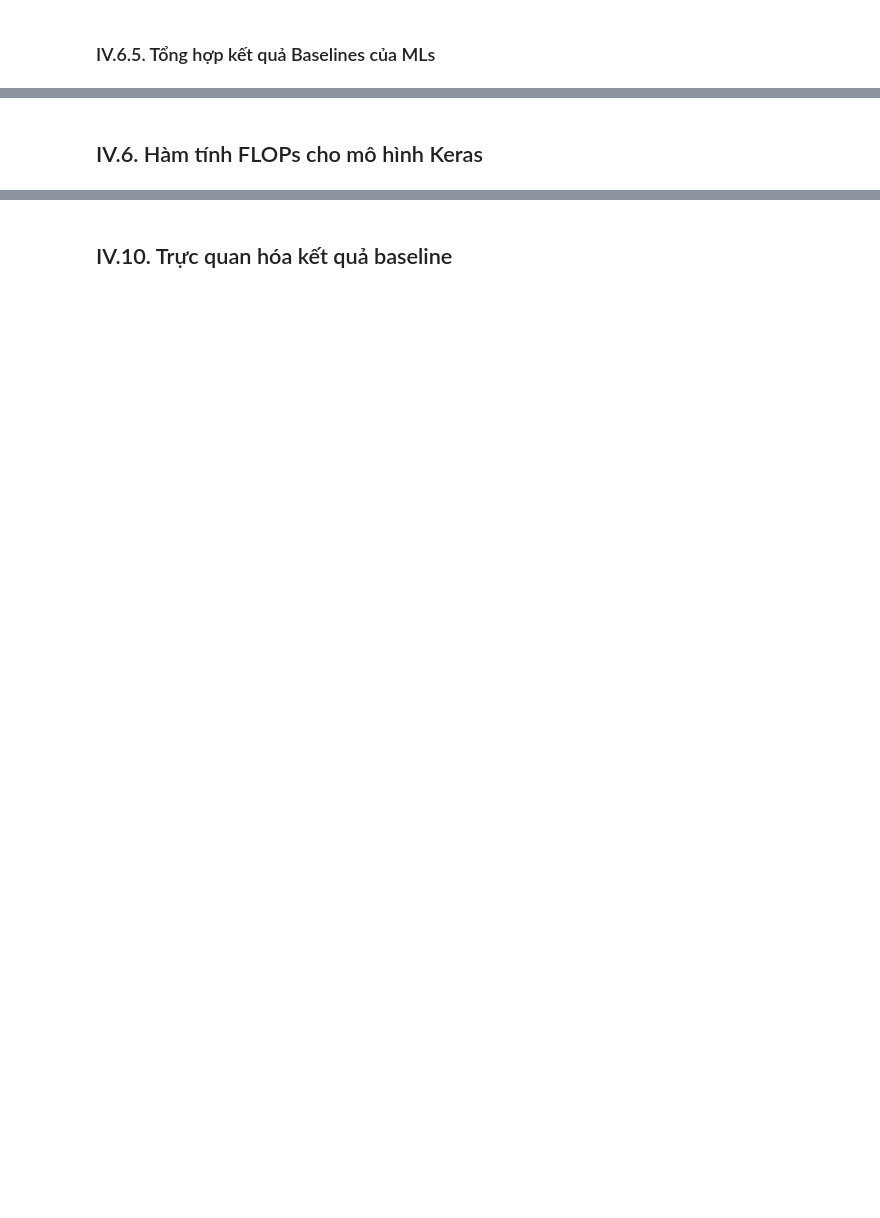
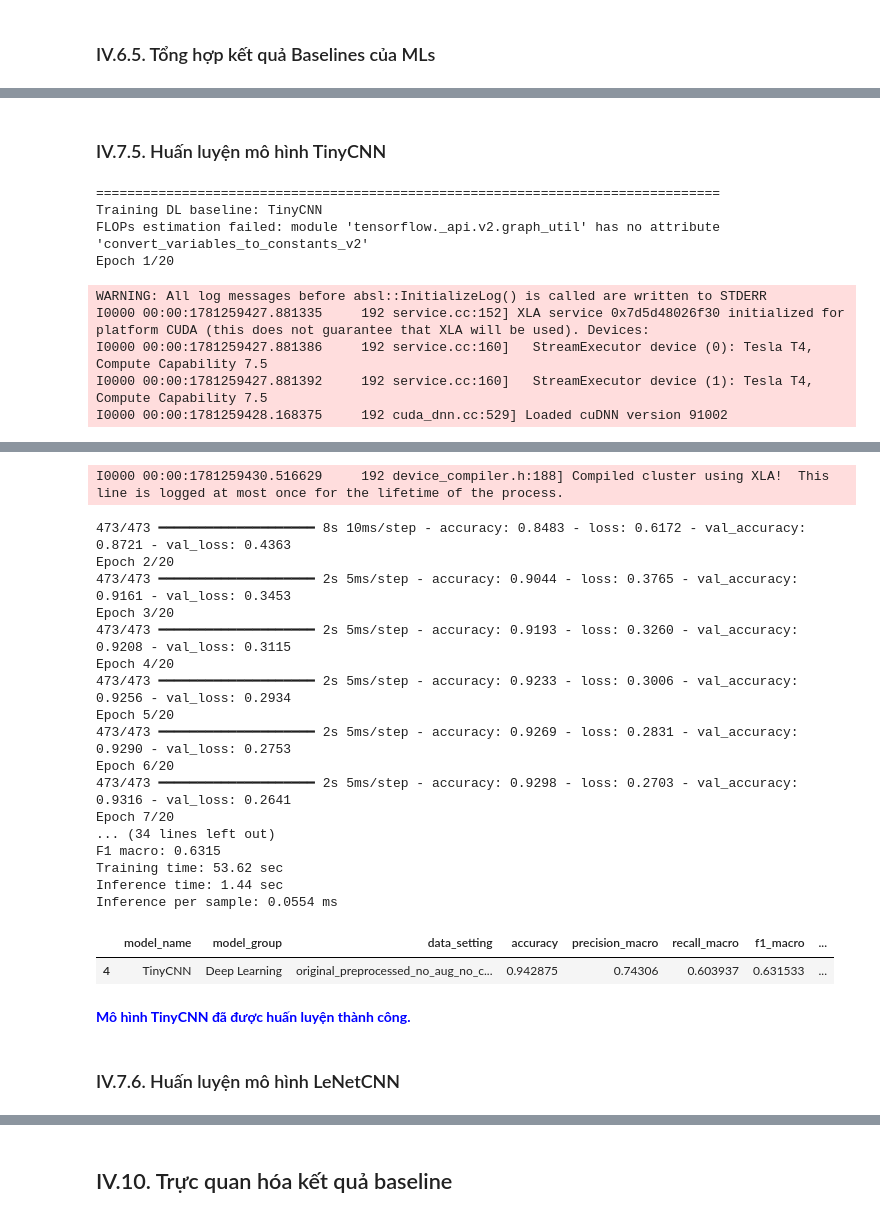
Before and after one commit to quangnguyen-james/wafermap-thesis, a Jupyter notebook: wafermap-classification-by-cae-and-lightweight.ipynb, the cells around one changed output, grey strips where cells are left out. Drawn from its saved outputs; the diff is of its cells as text; code cells hidden in the pictures; blank space fills up the shorter version.

Commit message:
Kaggle Notebook | WaferMap Classification by CAE and Lightweight | Version 4

```diff
--- a/wafermap-classification-by-cae-and-lightweight.ipynb
+++ b/wafermap-classification-by-cae-and-lightweight.ipynb
@@ -1672,0 +1633,33 @@ print("X_train_dl dtype:", X_train_dl.dtype)
+# %%
+def estimate_flops_keras_model(model):
+    try:
+        concrete = tf.function(lambda inputs: model(inputs))
+        concrete_func = concrete.get_concrete_function(
+            tf.TensorSpec([1, *model.input_shape[1:]], model.inputs[0].dtype)
+        )
+
+        frozen_func = convert_variables_to_constants_v2(concrete_func)
+
+        with tf.Graph().as_default() as graph:
+            tf.compat.v1.graph_util.import_graph_def(
+                frozen_func.graph.as_graph_def(),
+                name=""
+            )
+
+            run_meta = tf.compat.v1.RunMetadata()
+            opts = tf.compat.v1.profiler.ProfileOptionBuilder.float_operation()
+
+            flops = tf.compat.v1.profiler.profile(
+                graph=graph,
+                run_meta=run_meta,
+                cmd="op",
+                options=opts
+            )
+
+        return flops.total_float_ops if flops is not None else None
+
+    except Exception as e:
+        print("FLOPs estimation failed:", e)
+        return None
+
+display(HTML("<span style = 'color: blue; font-weight:bold;'> Hoàn thành định nghĩa hàm ước lượng FLOPs.</span>"))
@@ -1672,0 +1949,15 @@ print("X_train_dl dtype:", X_train_dl.dtype)
+# %% [markdown]
+### IV.7.5. Huấn luyện mô hình TinyCNN
+# %%
+tinycnn_model, tinycnn_history, tinycnn_report, tinycnn_cm = run_dl_baseline("TinyCNN", 20, 256)
+display(HTML("<span style = 'color: blue; font-weight:bold;'> Mô hình TinyCNN đã được huấn luyện thành công.</span>"))
+# %% [output]
+================================================================================
+Training DL baseline: TinyCNN
+FLOPs estimation failed: module 'tensorflow._api.v2.graph_util' has no attribute 'convert_variables_to_constants_v2'
+Epoch 1/20
+WARNING: All log messages before absl::InitializeLog() is called are written to STDERR
+I0000 00:00:1781259427.881335     192 service.cc:152] XLA service 0x7d5d48026f30 initialized for platform CUDA (this does not guarantee that XLA will be used). Devices:
+I0000 00:00:1781259427.881386     192 service.cc:160]   StreamExecutor device (0): Tesla T4, Compute Capability 7.5
+I0000 00:00:1781259427.881392     192 service.cc:160]   StreamExecutor device (1): Tesla T4, Compute Capability 7.5
+I0000 00:00:1781259428.168375     192 cuda_dnn.cc:529] Loaded cuDNN version 91002
@@ -1673,2 +1965,23 @@ print("X_train_dl dtype:", X_train_dl.dtype)
+I0000 00:00:1781259430.516629     192 device_compiler.h:188] Compiled cluster using XLA!  This line is logged at most once for the lifetime of the process.
+473/473 ━━━━━━━━━━━━━━━━━━━━ 8s 10ms/step - accuracy: 0.8483 - loss: 0.6172 - val_accuracy: 0.8721 - val_loss: 0.4363
+Epoch 2/20
+473/473 ━━━━━━━━━━━━━━━━━━━━ 2s 5ms/step - accuracy: 0.9044 - loss: 0.3765 - val_accuracy: 0.9161 - val_loss: 0.3453
+Epoch 3/20
+473/473 ━━━━━━━━━━━━━━━━━━━━ 2s 5ms/step - accuracy: 0.9193 - loss: 0.3260 - val_accuracy: 0.9208 - val_loss: 0.3115
+Epoch 4/20
+473/473 ━━━━━━━━━━━━━━━━━━━━ 2s 5ms/step - accuracy: 0.9233 - loss: 0.3006 - val_accuracy: 0.9256 - val_loss: 0.2934
+Epoch 5/20
+473/473 ━━━━━━━━━━━━━━━━━━━━ 2s 5ms/step - accuracy: 0.9269 - loss: 0.2831 - val_accuracy: 0.9290 - val_loss: 0.2753
+Epoch 6/20
+473/473 ━━━━━━━━━━━━━━━━━━━━ 2s 5ms/step - accuracy: 0.9298 - loss: 0.2703 - val_accuracy: 0.9316 - val_loss: 0.2641
+Epoch 7/20
+... (34 lines left out)
+F1 macro: 0.6315
+Training time: 53.62 sec
+Inference time: 1.44 sec
+Inference per sample: 0.0554 ms
+|  | model_name | model_group | data_setting | accuracy | precision_macro | recall_macro | f1_macro | ... |
+| 4 | TinyCNN | Deep Learning | original_preprocessed_no_aug_no_c... | 0.942875 | 0.74306 | 0.603937 | 0.631533 | ... |
+Mô hình TinyCNN đã được huấn luyện thành công.
 # %% [markdown]
-## IV.6. Hàm tính FLOPs cho mô hình Keras
+### IV.7.6. Huấn luyện mô hình LeNetCNN
```
Also changed, not shown: parts of 38 cells of this notebook.
